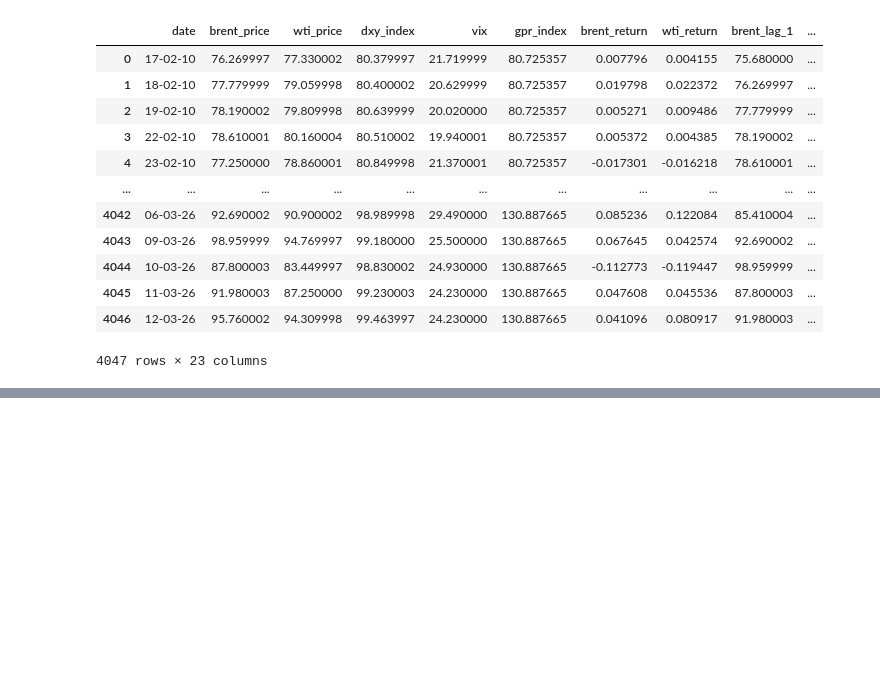
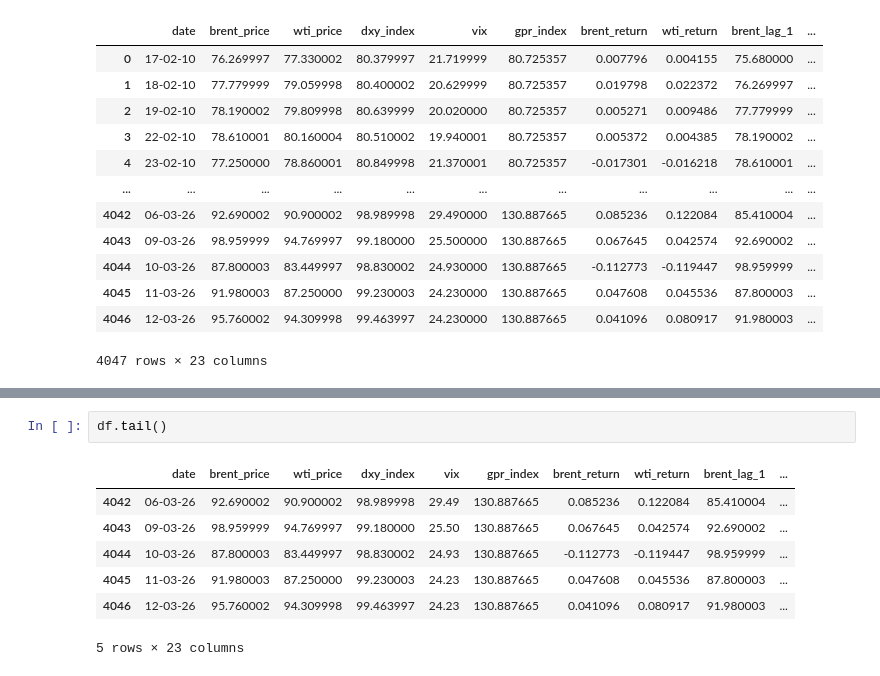
Before and after one commit to RAHEEL-HASSAN-WORK/Oil_Geopolitics_Analysis, a Jupyter notebook: Oil_Geopolitics.ipynb, the cells around one changed output, grey strips where cells are left out. Saved outputs shown, nothing was run; the diff lists cells and outputs as text; blank space fills up the shorter version.

```diff
--- a/Oil_Geopolitics.ipynb
+++ b/Oil_Geopolitics.ipynb
@@ -22,0 +37,10 @@ df
+# %%
+df.tail()
+# %% [output]
+|  | date | brent_price | wti_price | dxy_index | vix | gpr_index | brent_return | wti_return | brent_lag_1 | ... |
+| 4042 | 06-03-26 | 92.690002 | 90.900002 | 98.989998 | 29.49 | 130.887665 | 0.085236 | 0.122084 | 85.410004 | ... |
+| 4043 | 09-03-26 | 98.959999 | 94.769997 | 99.180000 | 25.50 | 130.887665 | 0.067645 | 0.042574 | 92.690002 | ... |
+| 4044 | 10-03-26 | 87.800003 | 83.449997 | 98.830002 | 24.93 | 130.887665 | -0.112773 | -0.119447 | 98.959999 | ... |
+| 4045 | 11-03-26 | 91.980003 | 87.250000 | 99.230003 | 24.23 | 130.887665 | 0.047608 | 0.045536 | 87.800003 | ... |
+| 4046 | 12-03-26 | 95.760002 | 94.309998 | 99.463997 | 24.23 | 130.887665 | 0.041096 | 0.080917 | 91.980003 | ... |
+5 rows × 23 columns
```
Also changed, not shown: parts of 4 cells of this notebook, 1 other file.
